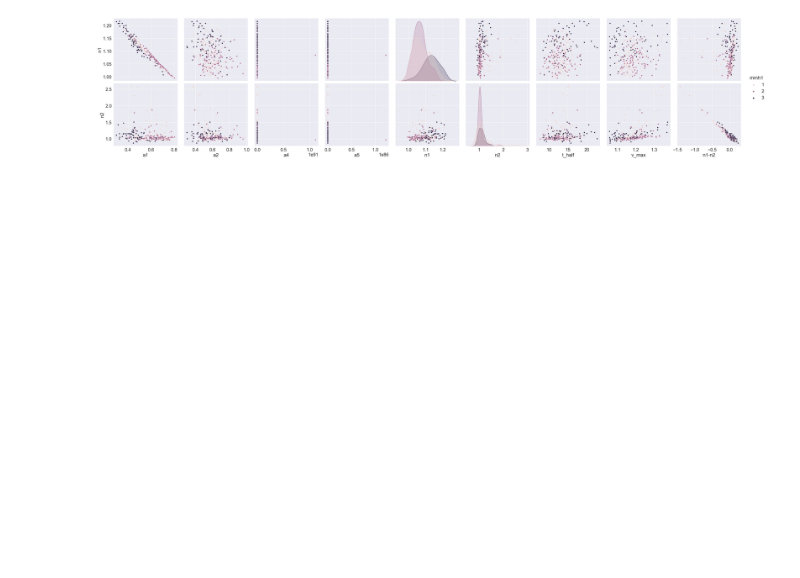
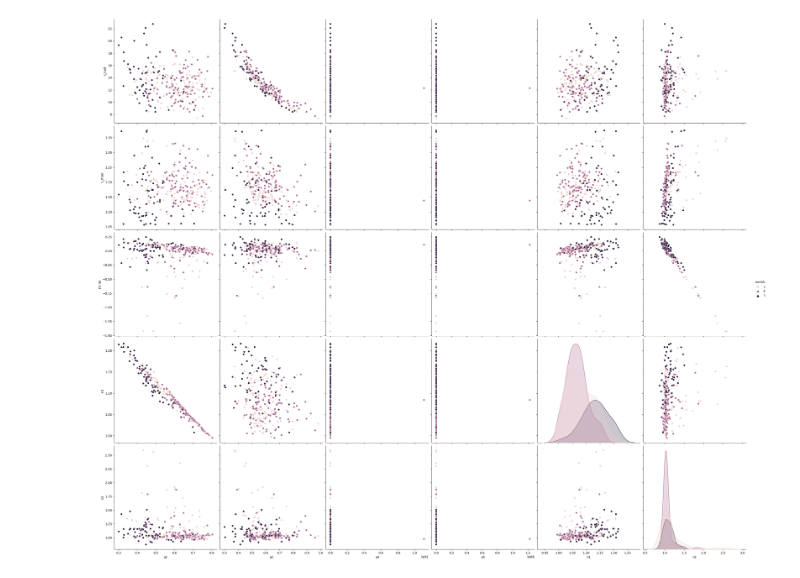
Before and after one commit to Shayne-Falco/3-compartment-maturation, a Jupyter notebook: ParameterAnalysis.ipynb, the cells around one changed output. Saved outputs shown, nothing was run; the diff lists cells and outputs as text; code cells hidden in the pictures; blank space fills up the shorter version.

Commit message:
updated plots

```diff
--- a/ParameterAnalysis.ipynb
+++ b/ParameterAnalysis.ipynb
@@ -60,14 +60,14 @@ dtypes: float64(12), int32(1)
 memory usage: 30.6 KB
 # %%
 sns.pairplot(params, ## put the data frame here
-                y_vars = ["n1","n2"], ## put a list of the desired vertical variables here
-                x_vars = ["a1","a2","a4","a5","n1","n2","t_half","v_max","n1-n2"], ## put a list of the desired horizontal variables here
+                y_vars = ["t_half","v_max","n1-n2","n1","n2"], ## put a list of the desired vertical variables here
+                x_vars = ["a1","a2","a4","a5","n1","n2"], ## put a list of the desired horizontal variables here
                 height = 5,
                 hue="mmh1")
 
 plt.show()
 # %% [output]
-[figure, old version]
+[figure, new version]
 # %%
 ##count the number of each mmh1 type
 params['mmh1'].value_counts()
```
Also changed, not shown: parts of 7 cells of this notebook.
